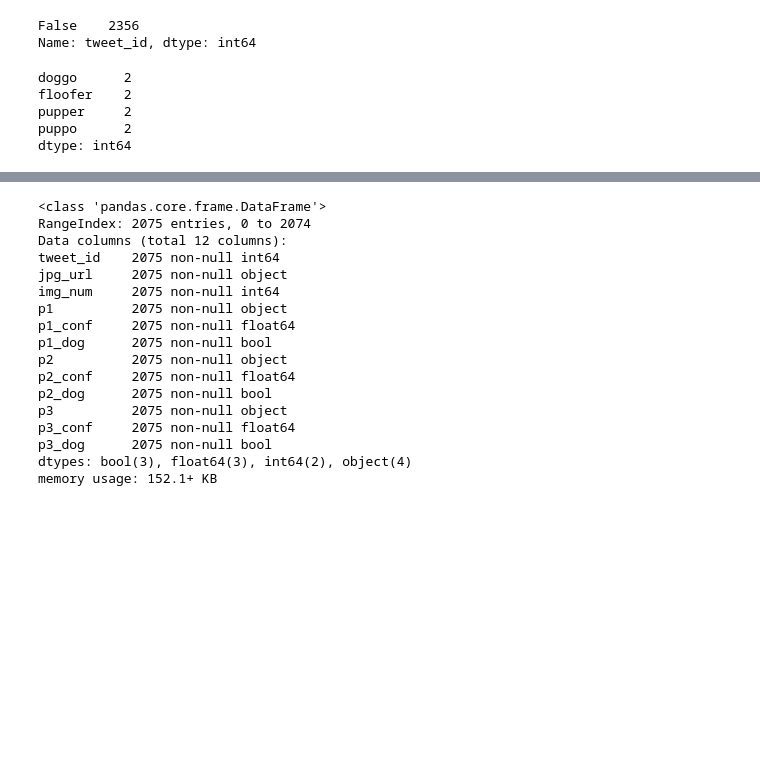
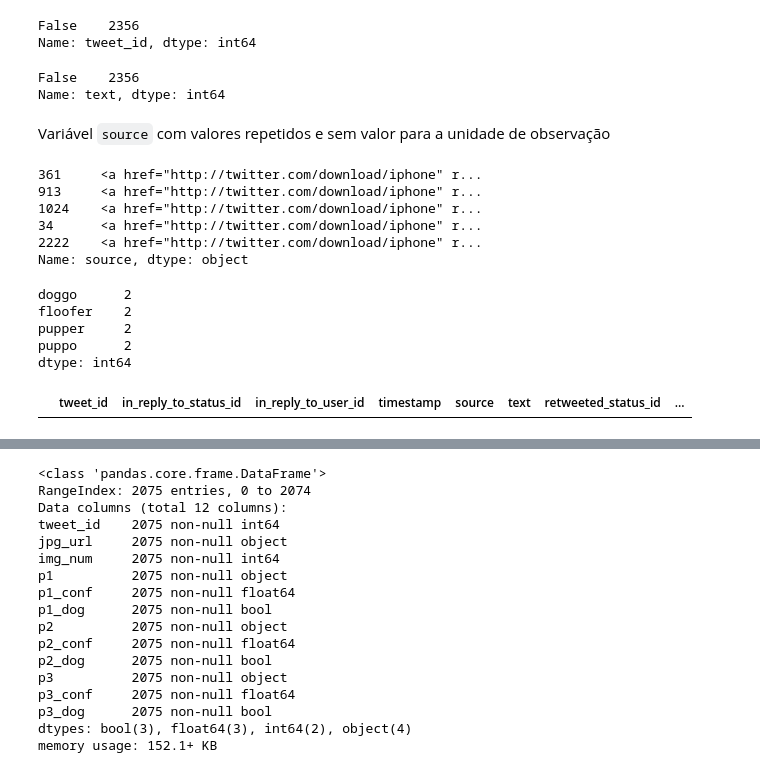
Before and after one commit to vitoralbano/ds-ii-weratedogs, a Jupyter notebook: wrangle_act.ipynb, the cells around one changed output, grey strips where cells are left out. Saved outputs shown, nothing was run; the diff lists cells and outputs as text; code cells hidden in the pictures; blank space fills up the shorter version.

```diff
--- a/wrangle_act.ipynb
+++ b/wrangle_act.ipynb
@@ -146,6 +151,23 @@ df_twitter_arc.tweet_id.duplicated().value_counts()
 # %% [output]
 False    2356
 Name: tweet_id, dtype: int64
+# %%
+df_twitter_arc.text.duplicated().value_counts()
+# %% [output]
+False    2356
+Name: text, dtype: int64
+# %% [markdown]
+<a id="twitter-arc:source"></a>
+Variável `source` com valores repetidos e sem valor para a unidade de observação
+# %%
+df_twitter_arc.source.sample(5)
+# %% [output]
+361     <a href="http://twitter.com/download/iphone" r...
+913     <a href="http://twitter.com/download/iphone" r...
+1024    <a href="http://twitter.com/download/iphone" r...
+34      <a href="http://twitter.com/download/iphone" r...
+2222    <a href="http://twitter.com/download/iphone" r...
+Name: source, dtype: object
 # %%
 df_twitter_arc.loc[:,'doggo':].nunique()
 # %% [output]
@@ -154,3 +176,7 @@ floofer    2
 pupper     2
 puppo      2
 dtype: int64
+# %%
+df_twitter_arc[df_twitter_arc.duplicated()]
+# %% [output]
+|  | tweet_id | in_reply_to_status_id | in_reply_to_user_id | timestamp | source | text | retweeted_status_id | ... |
```
Also changed, not shown: parts of 26 cells of this notebook.
